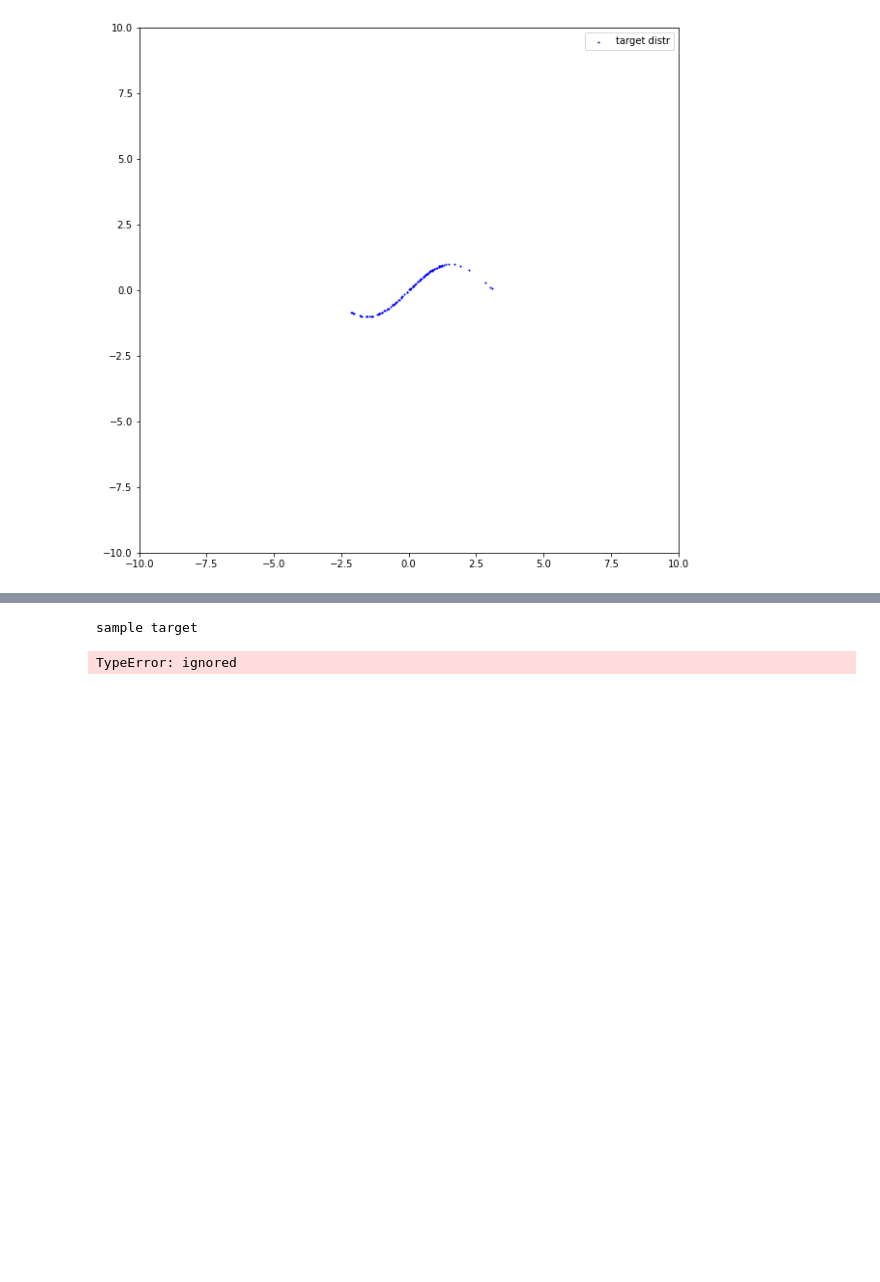
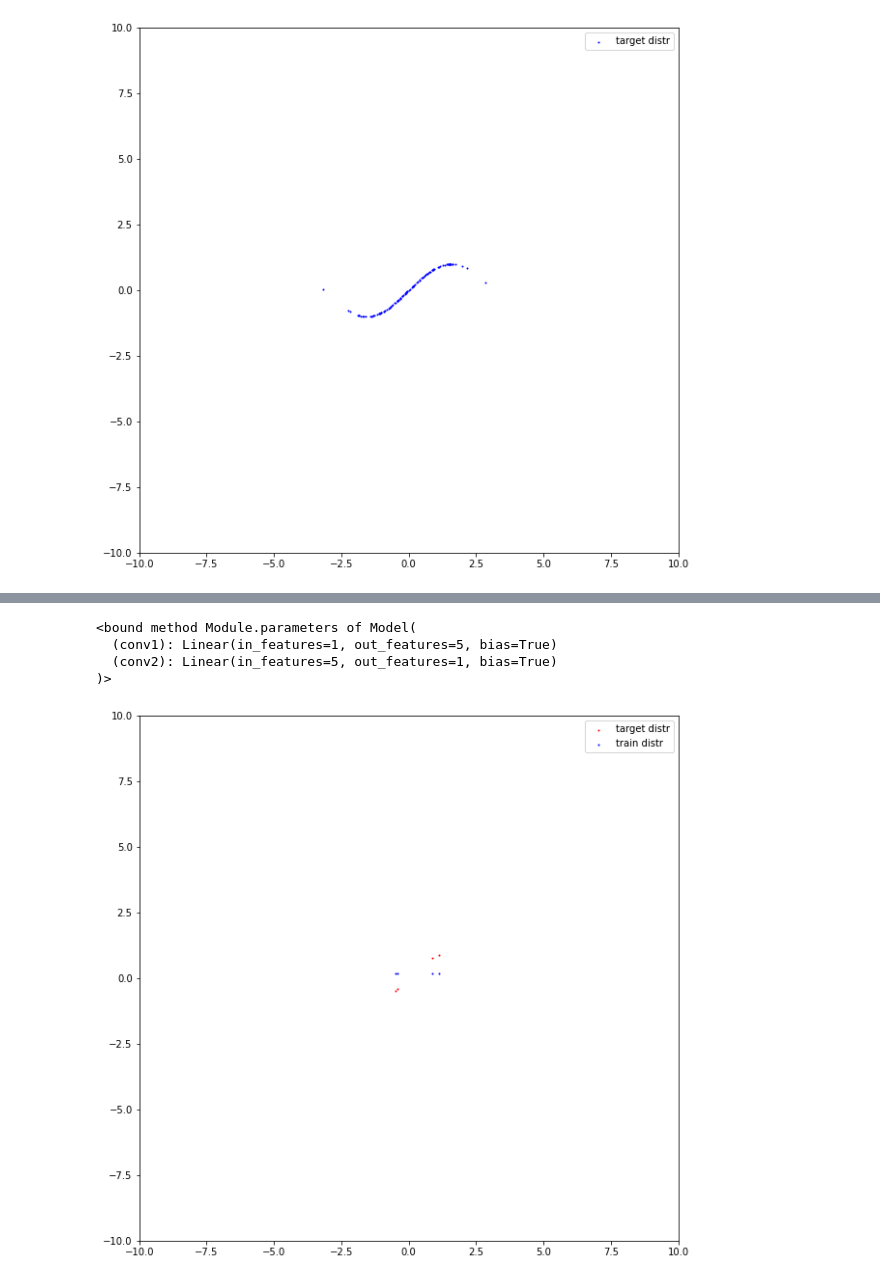
Before and after one commit to levhojoyan/Sirius2021, a Jupyter notebook: NeuralWithWeights.ipynb, the cells around one changed output, grey strips where cells are left out. Saved outputs shown, nothing was run; the diff lists cells and outputs as text; code cells hidden in the pictures; blank space fills up the shorter version.

```diff
--- a/NeuralWithWeights.ipynb
+++ b/NeuralWithWeights.ipynb
@@ -110,24 +112,33 @@ tensor(3.2522) tensor([[-0.2379],
 # %%
 optimizer = torch.optim.Adam(model.parameters(), lr=0.05)
+# %%
+model.parameters
+# %% [output]
+<bound method Module.parameters of Model(
+  (conv1): Linear(in_features=1, out_features=5, bias=True)
+  (conv2): Linear(in_features=5, out_features=1, bias=True)
+)>
 # %%
 i = 0
-for x_train, y_train in tqdm(train_loader): # берем батч из трейн лоадера
-  print(x_train, y_train)
-  y_pred = model(x_train) # делаем предсказания
-  loss = mse(y_pred, y_train) # считаем лосс
-  loss.backward() # считаем градиенты обратным проходом
-  optimizer.step() # обновляем параметры сети
-  optimizer.zero_grad() # обнуляем посчитанные градиенты параметров
-  i += 1
+for x_train, y_train in tqdm(dataloader): # берем батч из трейн лоадера
+    x_train = batch['sample']
+    y_train = batch['target']
 
-  if i % 5 == 0:
-    # plot pdfs
-    clear_output(True)
-    plt.figure(figsize=(10, 10))
-    plot_2d_dots((x_train, y_train), color='r', label='target distr')
-    plot_2d_dots((x_train, y_pred), color='b', label='train distr')
-    plt.legend()
-    plt.show()
+    print(x_train)
+    y_pred = model(x_train) # делаем предсказания
+    loss = torch.nn.MSELoss()(y_pred, y_train) # считаем лосс
+    loss.backward() # считаем градиенты обратным проходом
+    optimizer.step() # обновляем параметры сети
+    optimizer.zero_grad() # обнуляем посчитанные градиенты параметров
+    i += 1
+
+    if i % 5 == 0:
+      # plot pdfs
+      clear_output(True)
+      plt.figure(figsize=(10, 10))
+      plot_2d_dots(torch.cat((x_train, y_train.unsqueeze(1)), 1), color='r', label='target distr')
+      plot_2d_dots(torch.cat((x_train, y_pred.detach()), 1), color='b', label='train distr')
+      plt.legend()
+      plt.show()
 # %% [output]
-sample target
-TypeError: ignored
+[figure, added]
```
Also changed, not shown: parts of 6 cells of this notebook.
